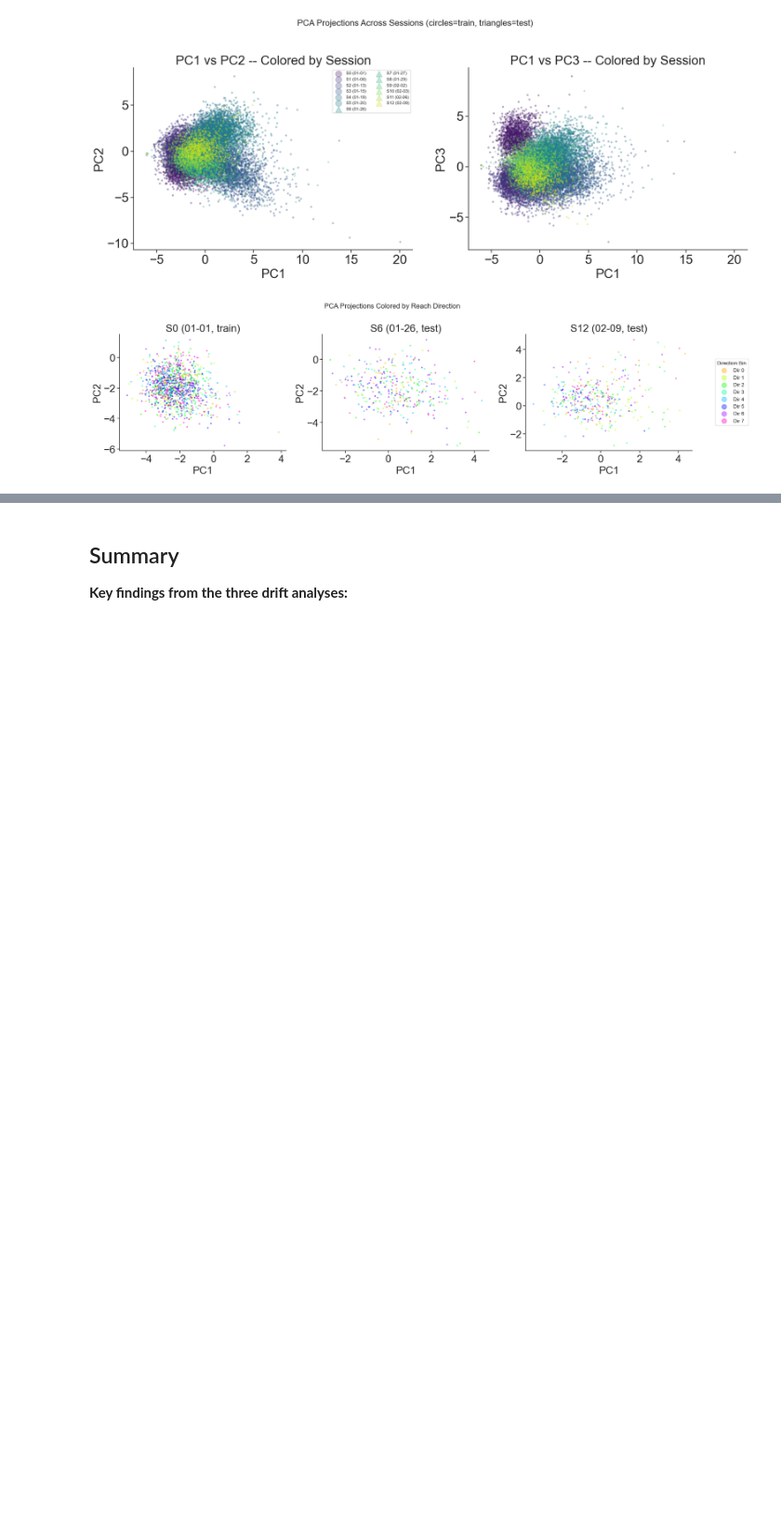
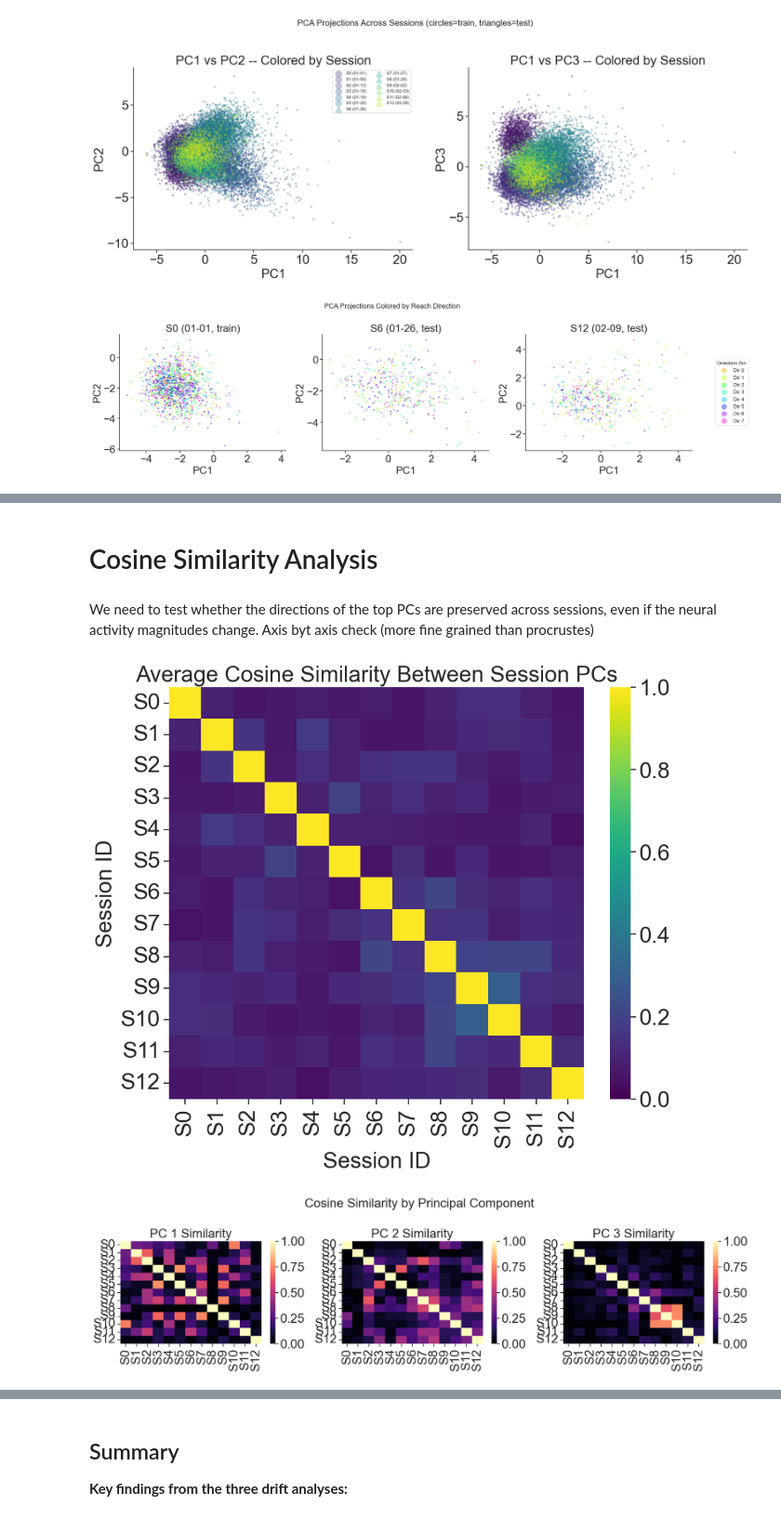
Before and after one commit to HelloUniversePyC/Falcon-Neuro-Geometry, a Jupyter notebook: drift_characterization.ipynb, the cells around one changed output, grey strips where cells are left out. Shown at 93% size. Saved outputs shown, nothing was run; the diff lists cells and outputs as text; code cells hidden in the pictures; blank space fills up the shorter version.

```diff
--- a/drift_characterization.ipynb
+++ b/drift_characterization.ipynb
@@ -503,0 +543,47 @@ plt.show()
+# %% [markdown]
+# Cosine Similarity Analysis
+# %% [markdown]
+We need to test whether the directions of the top PCs are preserved across sessions, even if the neural activity magnitudes change. Axis byt axis check (more fine grained than procrustes)
+# %%
+from sklearn.decomposition import PCA
+
+N_PC_COMPARE = 10
+session_pcs = {}
+for sid in session_ids:
+    X = scaler.transform(filtered_sessions[sid])
+    pca_local = PCA(n_components=N_PC_COMPARE)
+    pca_local.fit(X)
+    session_pcs[sid] = pca_local.components_
+
+# Cosine similarity between PC k of session i vs PC k of session j
+cos_sim = np.zeros((N_PC_COMPARE, n_sessions, n_sessions))
+for k in range(N_PC_COMPARE):
+    for i, sid_i in enumerate(session_ids):
+        for j, sid_j in enumerate(session_ids):
+            vi = session_pcs[sid_i][k]
+            vj = session_pcs[sid_j][k]
+            cos_sim[k, i, j] = np.abs(np.dot(vi, vj))  # abs since sign is arbitrary
+
+plt.figure(figsize=(10, 8))
+mean_cos_sim = np.mean(cos_sim, axis=0)
+sns.heatmap(mean_cos_sim, xticklabels=session_ids, yticklabels=session_ids,
+            cmap='viridis', annot=False, vmin=0, vmax=1)
+plt.title('Average Cosine Similarity Between Session PCs')
+plt.xlabel('Session ID')
+plt.ylabel('Session ID')
+plt.show()
+
+# Option 2: Plot individual heatmaps for the first few components
+fig, axes = plt.subplots(1, 3, figsize=(18, 5))
+for k in range(3): # Plot for PC0, PC1, PC2
+    sns.heatmap(cos_sim[k], ax=axes[k], xticklabels=session_ids,
+                yticklabels=session_ids, cmap='magma', annot=False,
+                vmin=0, vmax=1, cbar=True)
+    axes[k].set_title(f'PC {k+1} Similarity')
+
+plt.suptitle('Cosine Similarity by Principal Component')
+plt.tight_layout()
+plt.show()
+# %% [output]
+[figure, added]
+[figure, added]
```
Also changed, not shown: parts of 7 cells of this notebook.
